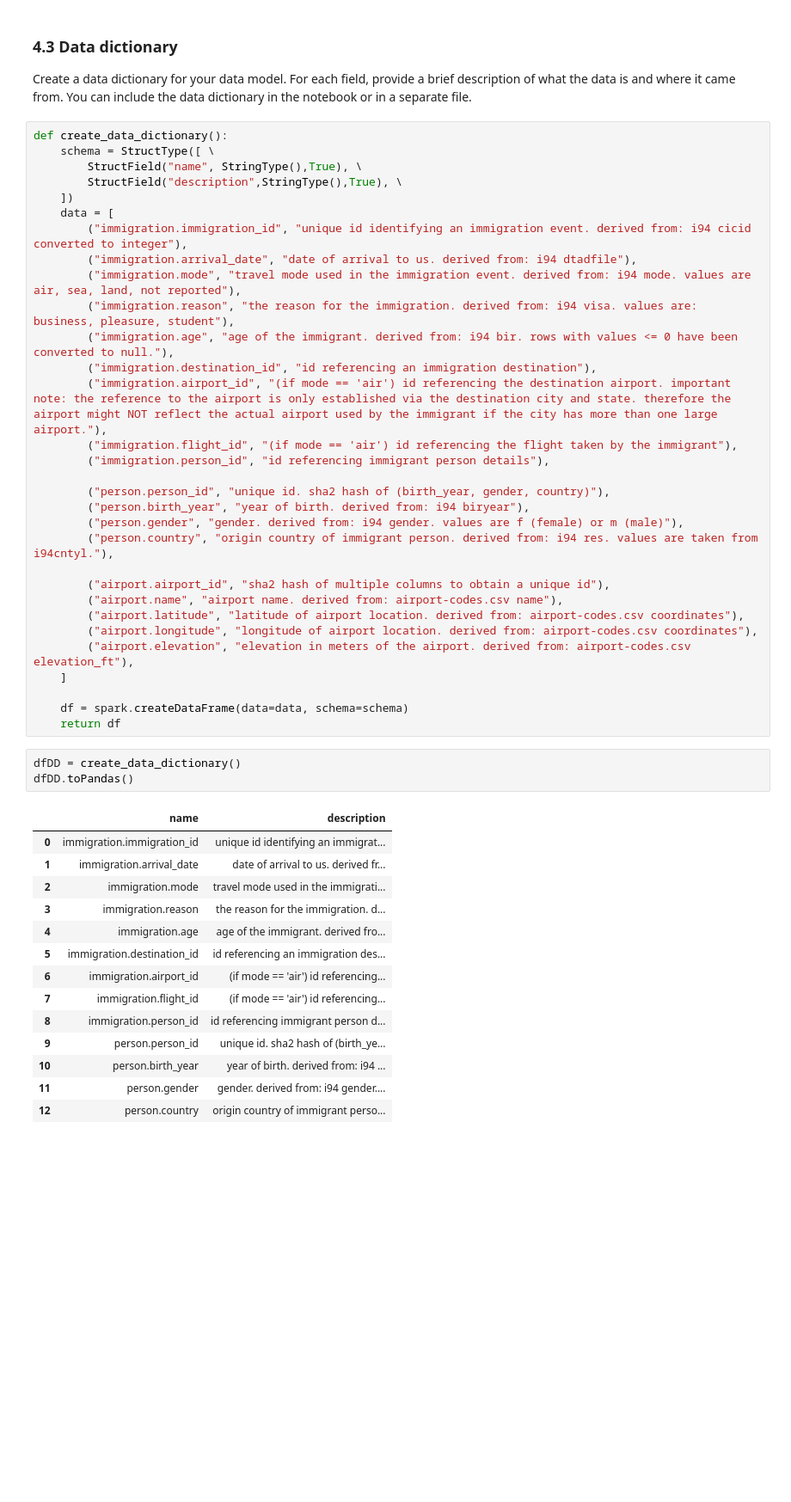
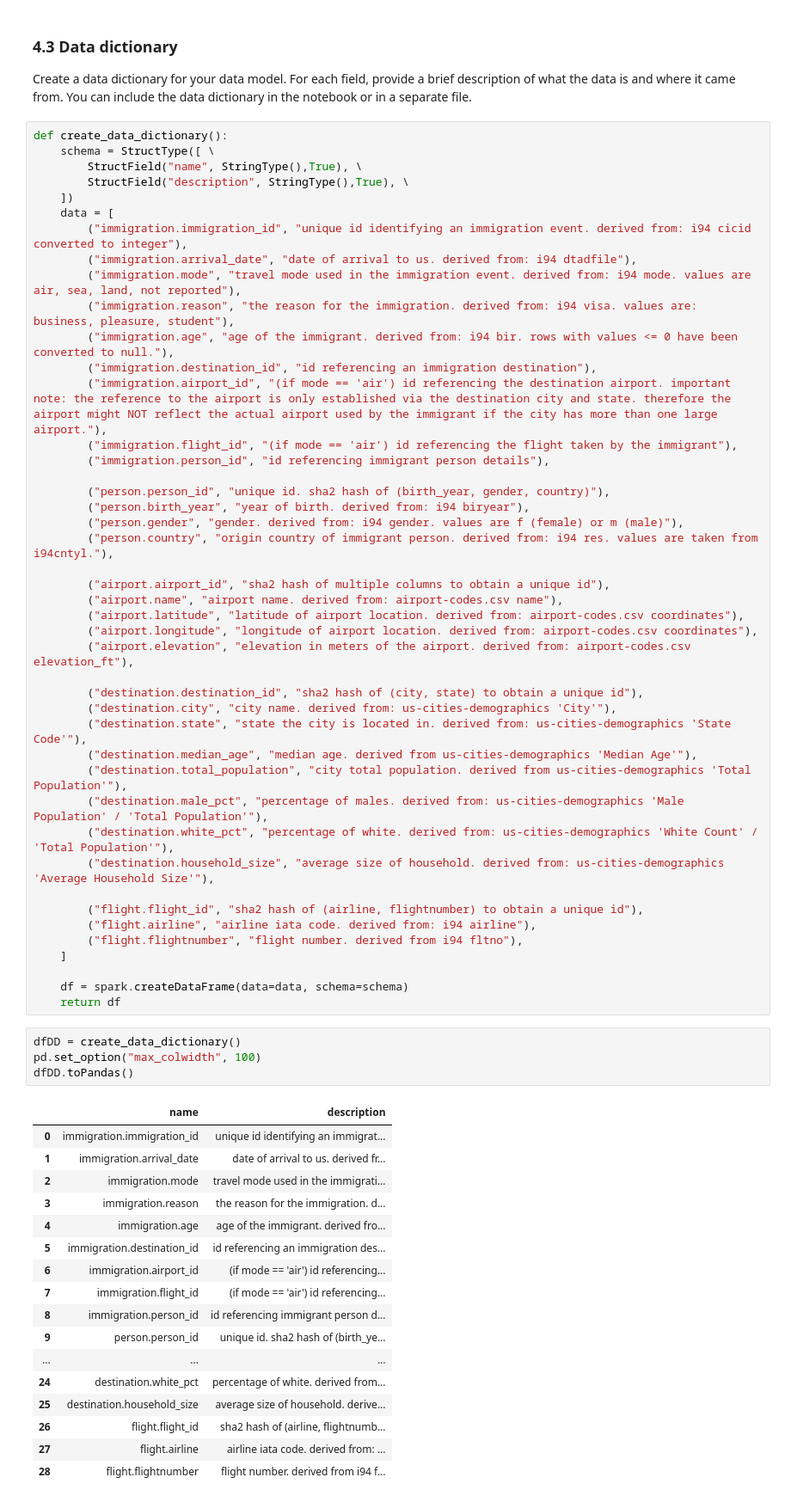
Before and after one commit to hubidu/immigration-data-pipeline, a Jupyter notebook: immigration.ipynb, the cells around one changed output. Shown at 86% size. Drawn from its saved outputs; the diff is of its cells as text; blank space fills up the shorter version.

```diff
--- a/immigration.ipynb
+++ b/immigration.ipynb
@@ -674,7 +674,7 @@ Create a data dictionary for your data model. For each field, provide a brief de
 def create_data_dictionary():
     schema = StructType([ \
         StructField("name", StringType(),True), \
-        StructField("description",StringType(),True), \
+        StructField("description", StringType(),True), \
     ])
     data = [
         ("immigration.immigration_id", "unique id identifying an immigration event. derived from: i94 cicid converted to integer"),
@@ -697,25 +697,42 @@ def create_data_dictionary():
         ("airport.latitude", "latitude of airport location. derived from: airport-codes.csv coordinates"),
         ("airport.longitude", "longitude of airport location. derived from: airport-codes.csv coordinates"),
         ("airport.elevation", "elevation in meters of the airport. derived from: airport-codes.csv elevation_ft"),
+
+        ("destination.destination_id", "sha2 hash of (city, state) to obtain a unique id"),
+        ("destination.city", "city name. derived from: us-cities-demographics 'City'"),
+        ("destination.state", "state the city is located in. derived from: us-cities-demographics 'State Code'"),
+        ("destination.median_age", "median age. derived from us-cities-demographics 'Median Age'"),
+        ("destination.total_population", "city total population. derived from us-cities-demographics 'Total Population'"),
+        ("destination.male_pct", "percentage of males. derived from: us-cities-demographics 'Male Population' / 'Total Population'"),
+        ("destination.white_pct", "percentage of white. derived from: us-cities-demographics 'White Count' / 'Total Population'"),
+        ("destination.household_size", "average size of household. derived from: us-cities-demographics 'Average Household Size'"),
+
+        ("flight.flight_id", "sha2 hash of (airline, flightnumber) to obtain a unique id"),
+        ("flight.airline", "airline iata code. derived from: i94 airline"),
+        ("flight.flightnumber", "flight number. derived from i94 fltno"),
     ]
 
     df = spark.createDataFrame(data=data, schema=schema)
     return df
 # %%
 dfDD = create_data_dictionary()
+pd.set_option("max_colwidth", 100)
 dfDD.toPandas()
 # %% [output]
 |  | name | description |
 | 0 | immigration.immigration_id | unique id identifying an immigrat... |
 | 1 | immigration.arrival_date | date of arrival to us. derived fr... |
 | 2 | immigration.mode | travel mode used in the immigrati... |
 | 3 | immigration.reason | the reason for the immigration. d... |
 | 4 | immigration.age | age of the immigrant. derived fro... |
 | 5 | immigration.destination_id | id referencing an immigration des... |
 | 6 | immigration.airport_id | (if mode == 'air') id referencing... |
 | 7 | immigration.flight_id | (if mode == 'air') id referencing... |
 | 8 | immigration.person_id | id referencing immigrant person d... |
 | 9 | person.person_id | unique id. sha2 hash of (birth_ye... |
-| 10 | person.birth_year | year of birth. derived from: i94 ... |
-| 11 | person.gender | gender. derived from: i94 gender.... |
-| 12 | person.country | origin country of immigrant perso... |
+| ... | ... | ... |
+| 24 | destination.white_pct | percentage of white. derived from... |
+| 25 | destination.household_size | average size of household. derive... |
+| 26 | flight.flight_id | sha2 hash of (airline, flightnumb... |
+| 27 | flight.airline | airline iata code. derived from: ... |
+| 28 | flight.flightnumber | flight number. derived from i94 f... |
```
Also changed, not shown: parts of 17 cells of this notebook, 33 other files.
